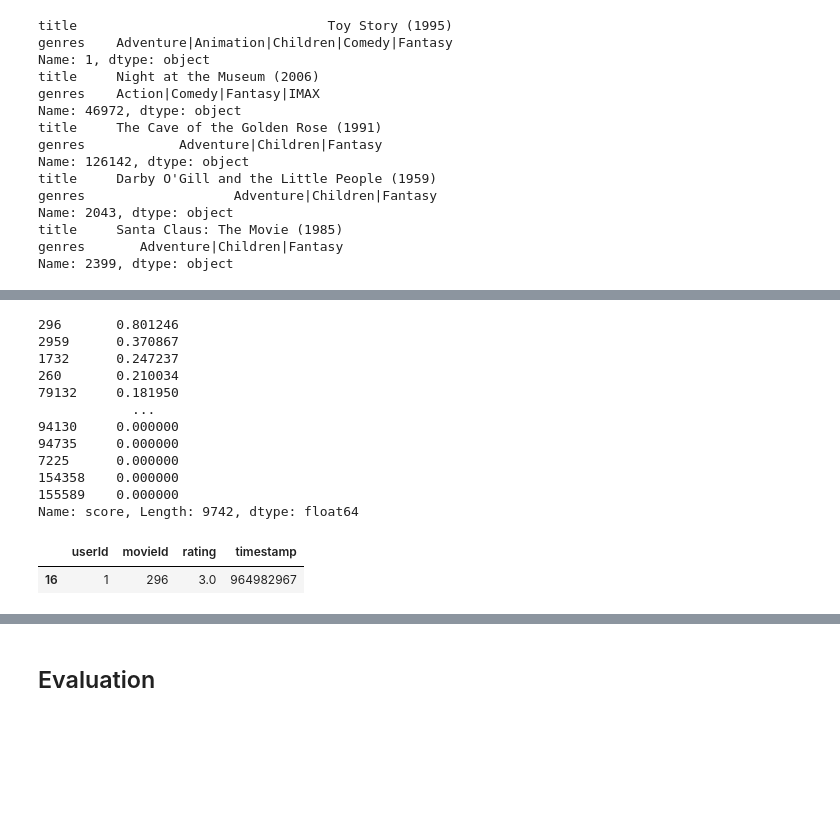
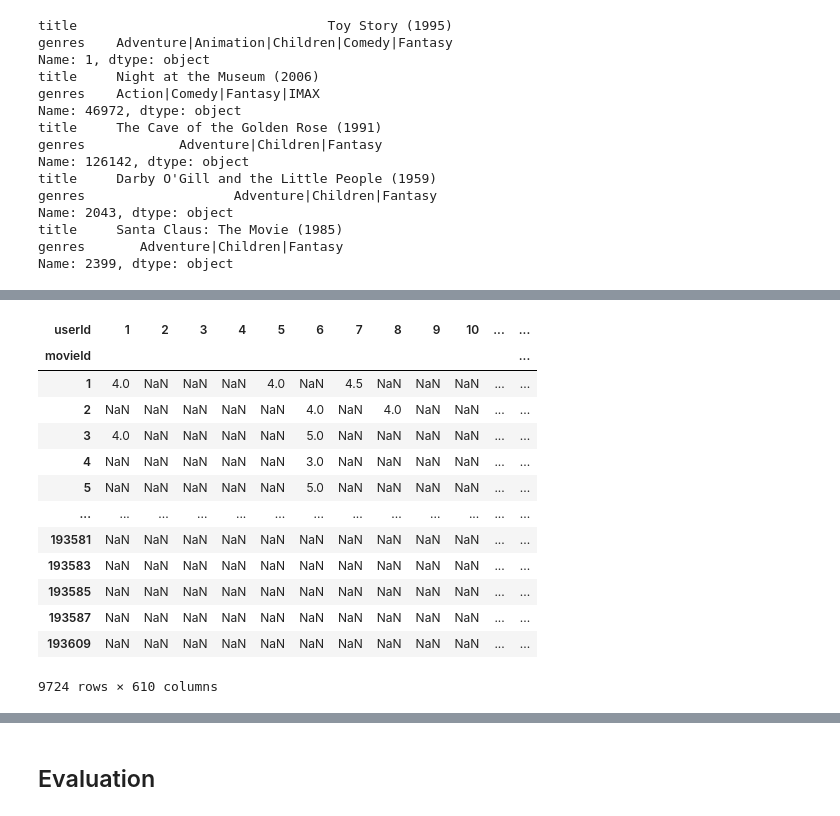
Before and after one commit to del-luna/Recommendation-System-Study, a Jupyter notebook: content-based/Content_based.ipynb, the cells around one changed output, grey strips where cells are left out. Saved outputs shown, nothing was run; the diff lists cells and outputs as text; code cells hidden in the pictures; blank space fills up the shorter version.

```diff
--- a/content-based/Content_based.ipynb
+++ b/content-based/Content_based.ipynb
@@ -366,20 +325,20 @@ user_one_rc.columns = ['score']
-# %%
-user_one_rc.score.sort_values(ascending=False)
-# %% [output]
-296       0.801246
-2959      0.370867
-1732      0.247237
-260       0.210034
-79132     0.181950
-            ...
-94130     0.000000
-94735     0.000000
-7225      0.000000
-154358    0.000000
-155589    0.000000
-Name: score, Length: 9742, dtype: float64
-# %%
-ratings_df[ratings_df['userId']==1][ratings_df['movieId']==296]
-# %% [output]
-|  | userId | movieId | rating | timestamp |
-| 16 | 1 | 296 | 3.0 | 964982967 |
+# %%
+sparse_matrix = ratings_df.groupby('movieId').apply(lambda x: pd.Series(x['rating'].values, index=x['userId'])).unstack()
+sparse_matrix.index.name = 'movieId'
+
+sparse_matrix
+# %% [output]
+| userId | 1 | 2 | 3 | 4 | 5 | 6 | 7 | 8 | 9 | 10 | ... | ... |
+| movieId |  |  |  |  |  |  |  |  |  |  |  | ... |
+| 1 | 4.0 | NaN | NaN | NaN | 4.0 | NaN | 4.5 | NaN | NaN | NaN | ... | ... |
+| 2 | NaN | NaN | NaN | NaN | NaN | 4.0 | NaN | 4.0 | NaN | NaN | ... | ... |
+| 3 | 4.0 | NaN | NaN | NaN | NaN | 5.0 | NaN | NaN | NaN | NaN | ... | ... |
+| 4 | NaN | NaN | NaN | NaN | NaN | 3.0 | NaN | NaN | NaN | NaN | ... | ... |
+| 5 | NaN | NaN | NaN | NaN | NaN | 5.0 | NaN | NaN | NaN | NaN | ... | ... |
+| ... | ... | ... | ... | ... | ... | ... | ... | ... | ... | ... | ... | ... |
+| 193581 | NaN | NaN | NaN | NaN | NaN | NaN | NaN | NaN | NaN | NaN | ... | ... |
+| 193583 | NaN | NaN | NaN | NaN | NaN | NaN | NaN | NaN | NaN | NaN | ... | ... |
+| 193585 | NaN | NaN | NaN | NaN | NaN | NaN | NaN | NaN | NaN | NaN | ... | ... |
+| 193587 | NaN | NaN | NaN | NaN | NaN | NaN | NaN | NaN | NaN | NaN | ... | ... |
+| 193609 | NaN | NaN | NaN | NaN | NaN | NaN | NaN | NaN | NaN | NaN | ... | ... |
+9724 rows × 610 columns
```
Also changed, not shown: parts of 19 cells of this notebook.
